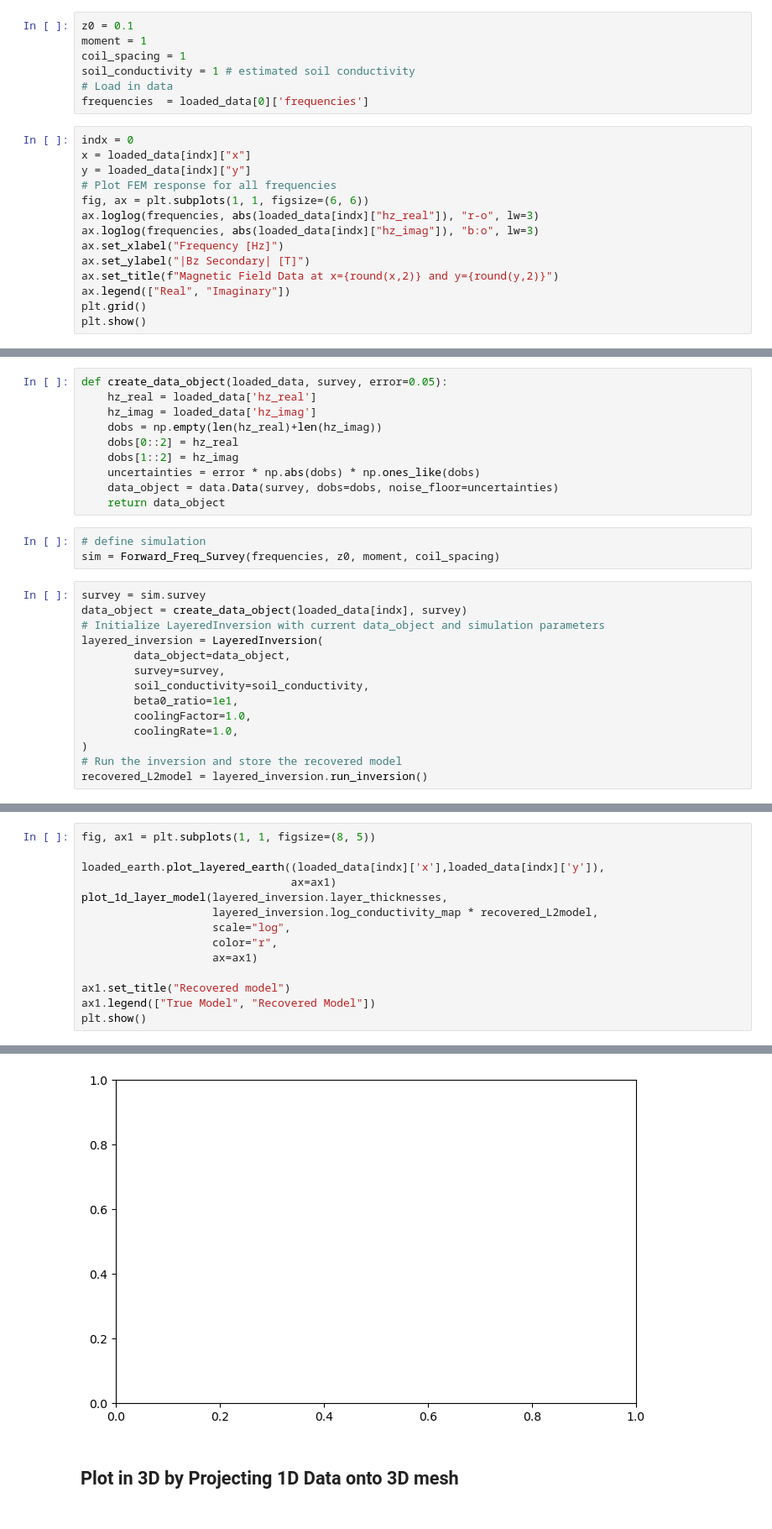
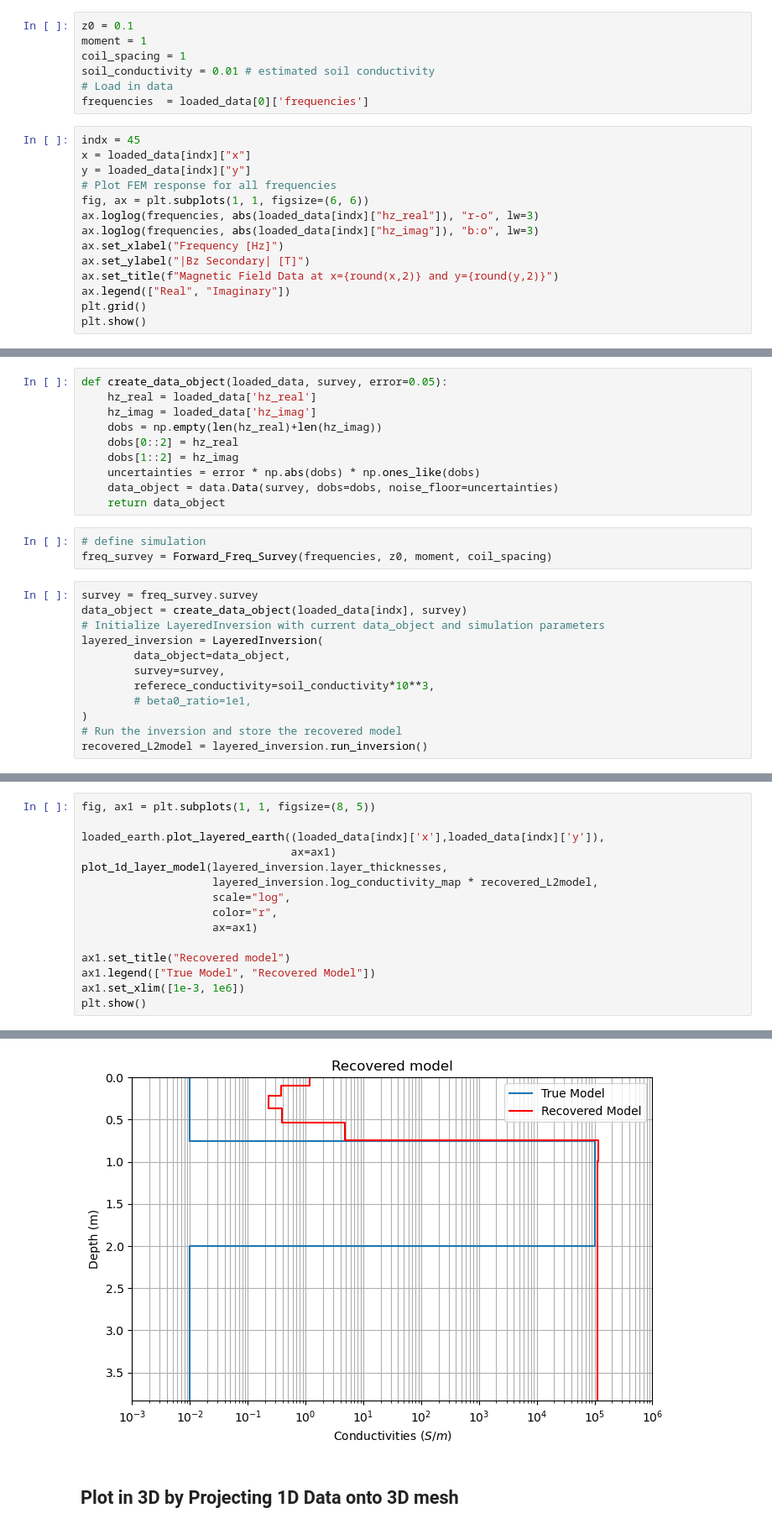
Before and after one commit to matthewhasman/Geophysical-Electromagnetic-Scanner, a Jupyter notebook: UXO_simulation/inversion_simulation_1D.ipynb, the cells around one changed output, grey strips where cells are left out. Shown: that part at 84% size. Saved outputs shown, nothing was run; the diff lists cells and outputs as text.

```diff
--- a/UXO_simulation/inversion_simulation_1D.ipynb
+++ b/UXO_simulation/inversion_simulation_1D.ipynb
@@ -26,11 +26,11 @@ with open(data_filename, "rb") as file:  # Open the file in read-binary mode
 z0 = 0.1
 moment = 1
 coil_spacing = 1
-soil_conductivity = 1 # estimated soil conductivity
+soil_conductivity = 0.01 # estimated soil conductivity
 # Load in data
 frequencies  = loaded_data[0]['frequencies']
 # %%
-indx = 0
+indx = 45
 x = loaded_data[indx]["x"]
 y = loaded_data[indx]["y"]
 # Plot FEM response for all frequencies
@@ -59,18 +59,16 @@ def create_data_object(loaded_data, survey, error=0.05):
     return data_object
 # %%
 # define simulation
-sim = Forward_Freq_Survey(frequencies, z0, moment, coil_spacing)
+freq_survey = Forward_Freq_Survey(frequencies, z0, moment, coil_spacing)
 # %%
-survey = sim.survey
+survey = freq_survey.survey
 data_object = create_data_object(loaded_data[indx], survey)
 # Initialize LayeredInversion with current data_object and simulation parameters
 layered_inversion = LayeredInversion(
         data_object=data_object,
         survey=survey,
-        soil_conductivity=soil_conductivity,
-        beta0_ratio=1e1,
-        coolingFactor=1.0,
-        coolingRate=1.0,
+        referece_conductivity=soil_conductivity*10**3,
+        # beta0_ratio=1e1,
 )
 # Run the inversion and store the recovered model
 recovered_L2model = layered_inversion.run_inversion()
@@ -129,5 +124,6 @@ plot_1d_layer_model(layered_inversion.layer_thicknesses,
 
 ax1.set_title("Recovered model")
 ax1.legend(["True Model", "Recovered Model"])
+ax1.set_xlim([1e-3, 1e6])
 plt.show()
 # %% [output]
@@ -135,4 +130,4 @@ IndexError: index -1 is out of bounds for axis 0 with size 0
-[figure, old version]
+[figure, new version]
 # %% [markdown]
 ## Plot in 3D by Projecting 1D Data onto 3D mesh
 # %% [markdown]
```
Also changed, not shown: parts of 4 cells of this notebook, 2 other files.
